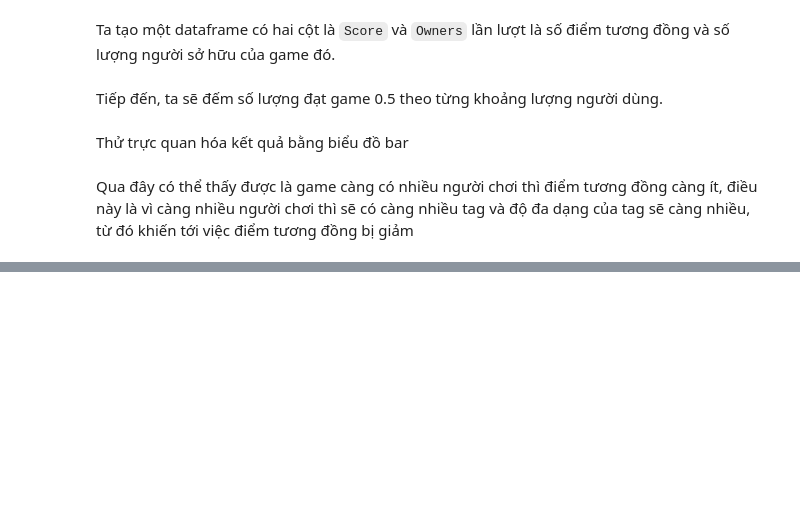
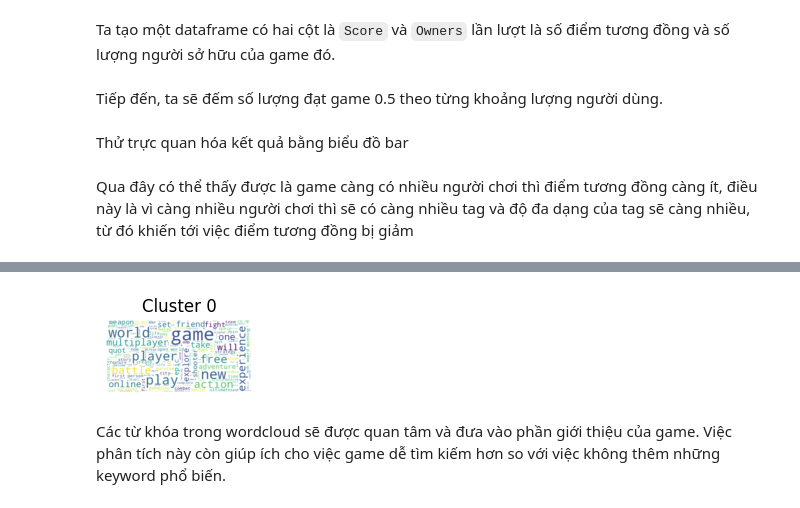
Before and after one commit to Phlinh29102/GR09-LTKHDL, a Jupyter notebook: source.ipynb, the cells around one changed output, grey strips where cells are left out. Saved outputs shown, nothing was run; the diff lists cells and outputs as text; code cells hidden in the pictures; blank space fills up the shorter version.

```diff
--- a/source.ipynb
+++ b/source.ipynb
@@ -370,0 +514,26 @@ Qua đây có thể thấy được là game càng có nhiều người chơi th
+# %%
+# Get clusters
+true_k = 3
+model = KMeans(n_clusters=true_k, init='k-means++', max_iter=600, n_init=10)
+model.fit(X)
+
+# Get prediction/ labels
+labels = model.labels_
+game_cluster = pd.DataFrame(list(zip(df['Short Description'],labels)),columns=['title','cluster'])
+# %%
+from wordcloud import WordCloud
+
+for k in range(true_k):
+    text = game_cluster[game_cluster.cluster == k]['title'].str.cat(sep=' ')
+    wordcloud = WordCloud(max_font_size=50, background_color="white").generate(text)
+
+   # Create subplot
+    plt.subplot(2, 3, k+1).set_title("Cluster " + str(k))
+    plt.plot()
+    plt.imshow(wordcloud, interpolation="bilinear")
+    plt.axis("off")
+plt.show()
+# %% [output]
+[figure, added]
+# %% [markdown]
+Các từ khóa trong wordcloud sẽ được quan tâm và đưa vào phần giới thiệu của game. Việc phân tích này còn giúp ích cho việc game dễ tìm kiếm hơn so với việc không thêm những keyword phổ biến.
```
Also changed, not shown: parts of 23 cells of this notebook.
